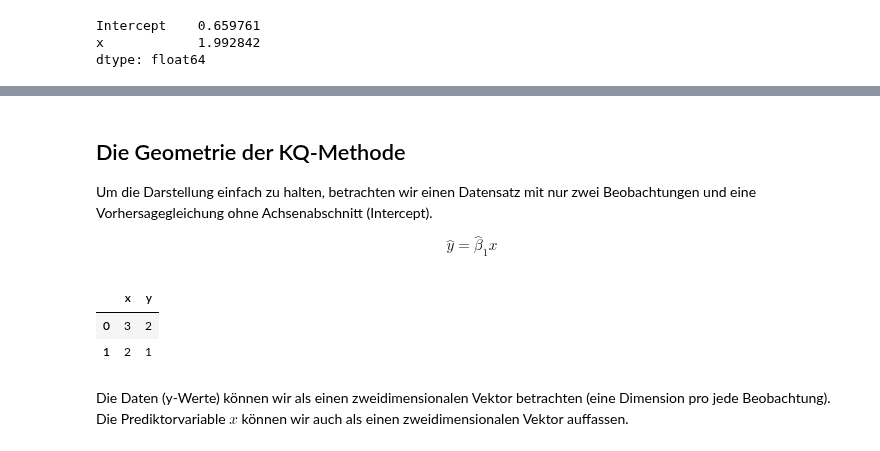
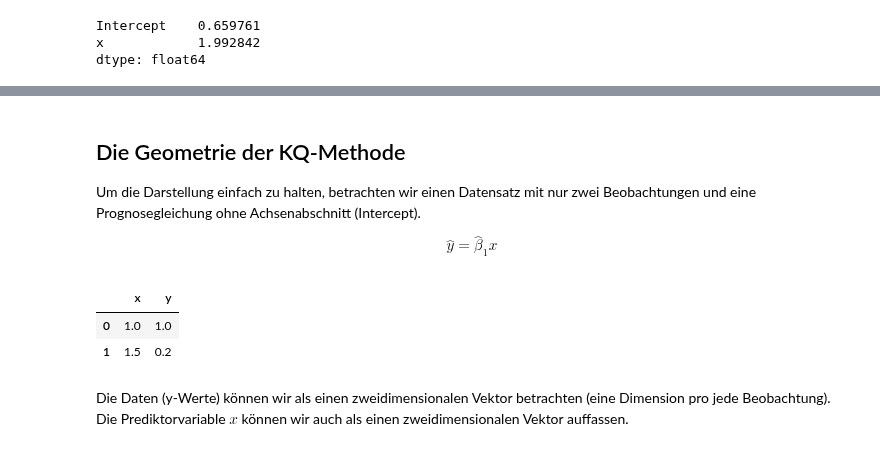
Before and after one commit to febse/econ2024-de, a Jupyter notebook: 03-KQ-Methode.ipynb, the cells around one changed output, grey strips where cells are left out. Drawn from its saved outputs; the diff is of its cells as text; code cells hidden in the pictures.

```diff
--- a/03-KQ-Methode.ipynb
+++ b/03-KQ-Methode.ipynb
@@ -596,18 +684,18 @@ dtype: float64
 # %% [markdown]
 ## Die Geometrie der KQ-Methode
 
-Um die Darstellung einfach zu halten, betrachten wir einen Datensatz mit nur zwei Beobachtungen und eine Vorhersagegleichung ohne Achsenabschnitt (Intercept).
+Um die Darstellung einfach zu halten, betrachten wir einen Datensatz mit nur zwei Beobachtungen und eine Prognosegleichung ohne Achsenabschnitt (Intercept).
 
 $$
 \hat{y} = \hat{\beta}_1 x
 $$
 # %%
-dt_2d = pd.DataFrame({'x': [3, 2], 'y': [2, 1]})
+dt_2d = pd.DataFrame({'x': [1, 1.5], 'y': [1, 0.2]})
 dt_2d
 # %% [output]
 |  | x | y |
-| 0 | 3 | 2 |
-| 1 | 2 | 1 |
+| 0 | 1.0 | 1.0 |
+| 1 | 1.5 | 0.2 |
 # %% [markdown]
 Die Daten (y-Werte) können wir als einen zweidimensionalen Vektor betrachten (eine Dimension pro jede Beobachtung).
  Die Prediktorvariable $x$ können wir auch als einen zweidimensionalen Vektor auffassen.
```
Also changed, not shown: parts of 36 cells of this notebook.
